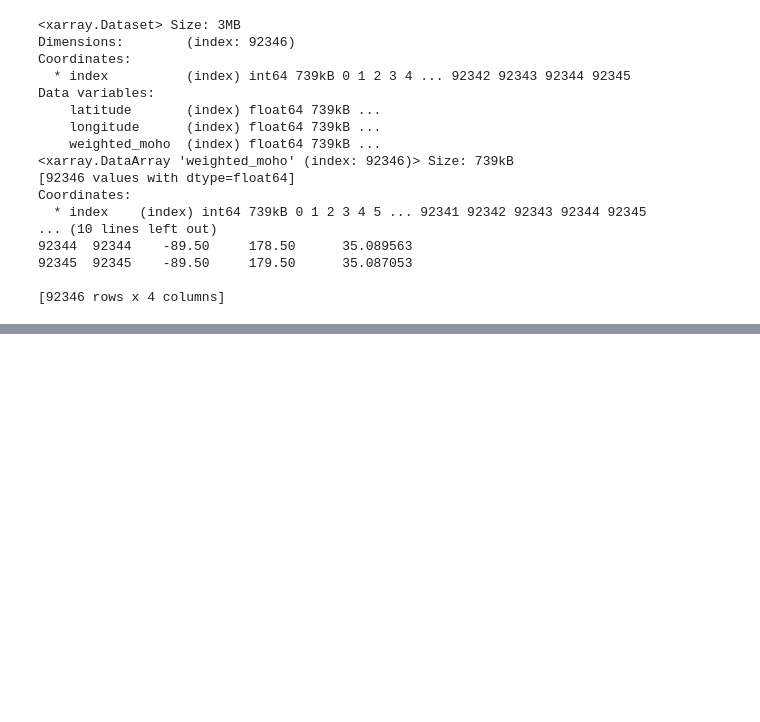
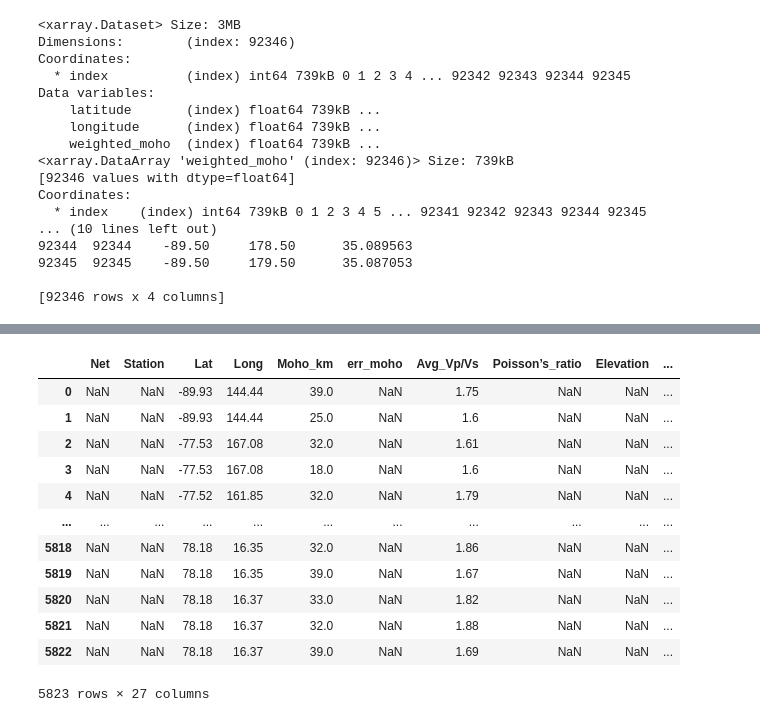
Before and after one commit to AmitavaDutta/Global_moho_compilation, a Jupyter notebook: dup_check.ipynb, the cells around one changed output, grey strips where cells are left out. Drawn from its saved outputs; the diff is of its cells as text; code cells hidden in the pictures; blank space fills up the shorter version.

```diff
--- a/dup_check.ipynb
+++ b/dup_check.ipynb
@@ -119,0 +171,27 @@ Coordinates:
+# %%
+# Find all duplicated (Lat, Long) pairs (keep=False marks all occurrences as True)
+duplicated_coords = data_eq[data_eq.duplicated(subset=["Lat", "Long"], keep=False)]
+
+# Sort to ensure repeated coordinate rows are together
+duplicated_coords = duplicated_coords.sort_values(by=["Lat", "Long"]).reset_index(drop=True)
+
+# Display the repeated coordinate rows
+
+# Save the repeated coordinate rows to a CSV file
+output_path = r"\Amitava\Projects\Spline_Moho\repeat\repeated_lat_long_pairs.csv"
+duplicated_coords.to_csv(output_path, index=False)
+duplicated_coords
+# %% [output]
+|  | Net | Station | Lat | Long | Moho_km | err_moho | Avg_Vp/Vs | Poisson’s_ratio | Elevation | ... |
+| 0 | NaN | NaN | -89.93 | 144.44 | 39.0 | NaN | 1.75 | NaN | NaN | ... |
+| 1 | NaN | NaN | -89.93 | 144.44 | 25.0 | NaN | 1.6 | NaN | NaN | ... |
+| 2 | NaN | NaN | -77.53 | 167.08 | 32.0 | NaN | 1.61 | NaN | NaN | ... |
+| 3 | NaN | NaN | -77.53 | 167.08 | 18.0 | NaN | 1.6 | NaN | NaN | ... |
+| 4 | NaN | NaN | -77.52 | 161.85 | 32.0 | NaN | 1.79 | NaN | NaN | ... |
+| ... | ... | ... | ... | ... | ... | ... | ... | ... | ... | ... |
+| 5818 | NaN | NaN | 78.18 | 16.35 | 32.0 | NaN | 1.86 | NaN | NaN | ... |
+| 5819 | NaN | NaN | 78.18 | 16.35 | 39.0 | NaN | 1.67 | NaN | NaN | ... |
+| 5820 | NaN | NaN | 78.18 | 16.37 | 33.0 | NaN | 1.82 | NaN | NaN | ... |
+| 5821 | NaN | NaN | 78.18 | 16.37 | 32.0 | NaN | 1.88 | NaN | NaN | ... |
+| 5822 | NaN | NaN | 78.18 | 16.37 | 39.0 | NaN | 1.69 | NaN | NaN | ... |
+5823 rows × 27 columns
```
Also changed, not shown: parts of 5 cells of this notebook, 18 other files.
